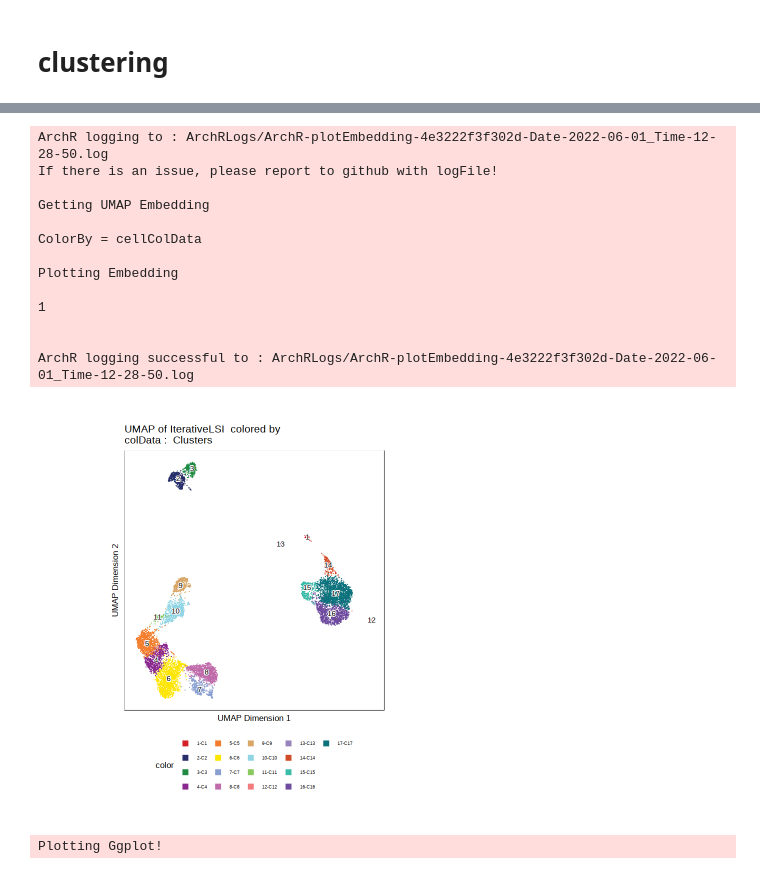
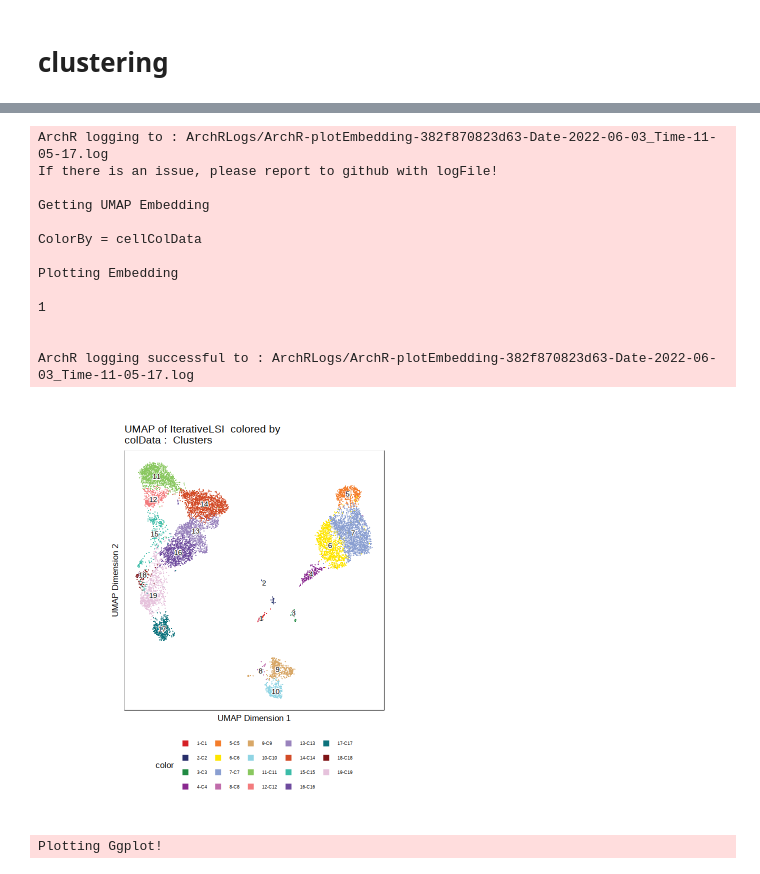
Before and after one commit to z2e2/sc-atac-submmit-calling, a Jupyter notebook: 1_ArchR_data_processing.ipynb, the cells around one changed output, grey strips where cells are left out. Cells and saved outputs as stored; diff of their text form; code cells hidden in the pictures.

Commit message:
updated the ArchR pipeline and added PBMC results

```diff
--- a/1_ArchR_data_processing.ipynb
+++ b/1_ArchR_data_processing.ipynb
@@ -133,5 +235,5 @@ getAvailableMatrices(scatac.object)
 # %%
 # filter doublets
 
-scatac.object <- filterDoublets(ArchRProj = scatac.object)
+scatacProj <- filterDoublets(ArchRProj = scatacProj, filterRatio = 0.51)
 # %% [output]
@@ -143,7 +245,7 @@ Filtering 1228 cells from ArchRProject!
 # %%
 # LSI based on TileMatrix (reduce dimensionality)
 
-scatac.object <- addIterativeLSI(ArchRProj = scatac.object, useMatrix = "TileMatrix", name = "IterativeLSI")
+scatacProj <- addIterativeLSI(ArchRProj = scatacProj, useMatrix = "TileMatrix", name = "IterativeLSI")
 # %% [output]
 Checking Inputs...
 
@@ -165,5 +267,5 @@ If there is an issue, please report to github with logFile!
 # %%
 # call clusters based on Seurat’s graph clustering
 
-scatac.object <- addClusters(input = scatac.object, reducedDims = "IterativeLSI")
+scatacProj <- addClusters(input = scatacProj, reducedDims = "IterativeLSI")
 # %% [output]
@@ -200,5 +303,5 @@ Cluster10
 # %%
 # UMAP and cluster
 
-scatac.object <- addUMAP(ArchRProj = scatac.object, reducedDims = "IterativeLSI")
+scatacProj <- addUMAP(ArchRProj = scatacProj, reducedDims = "IterativeLSI")
 # %% [output]
@@ -222,23 +325,23 @@ Warning message:
 # %%
 # plot clusters
 
-pp <- plotEmbedding(ArchRProj = scatac.object, colorBy = "cellColData", name = "Clusters", embedding = "UMAP")
+pp <- plotEmbedding(ArchRProj = scatacProj, colorBy = "cellColData", name = "Clusters", embedding = "UMAP")
 pp
 # %% [output]
-ArchR logging to : ArchRLogs/ArchR-plotEmbedding-4e3222f3f302d-Date-2022-06-01_Time-12-28-50.log
+ArchR logging to : ArchRLogs/ArchR-plotEmbedding-382f870823d63-Date-2022-06-03_Time-11-05-17.log
 If there is an issue, please report to github with logFile!
 
 Getting UMAP Embedding
 
 ColorBy = cellColData
 
 Plotting Embedding
 
 1
 
 
-ArchR logging successful to : ArchRLogs/ArchR-plotEmbedding-4e3222f3f302d-Date-2022-06-01_Time-12-28-50.log
+ArchR logging successful to : ArchRLogs/ArchR-plotEmbedding-382f870823d63-Date-2022-06-03_Time-11-05-17.log
-[figure, old version]
+[figure, new version]
 # %%
 # save figures
 plotPDF(pp, name = "Plot-UMAP-Cell-Clusters.pdf",
```
Also changed, not shown: parts of 42 cells of this notebook, 3 other files.
